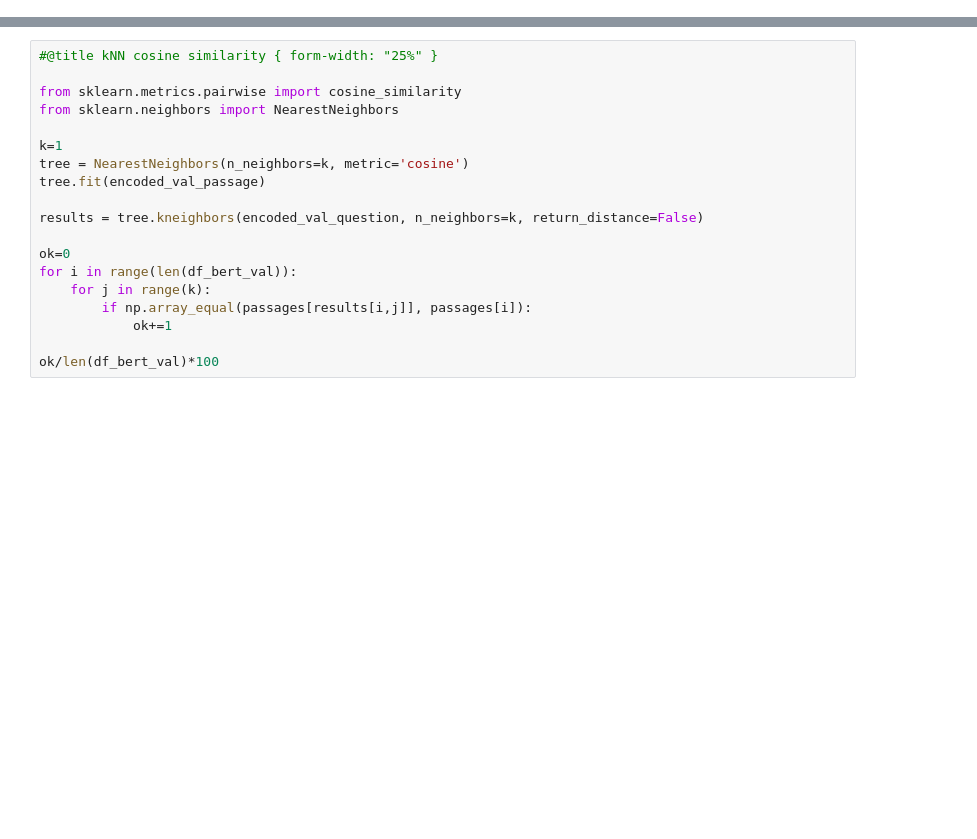
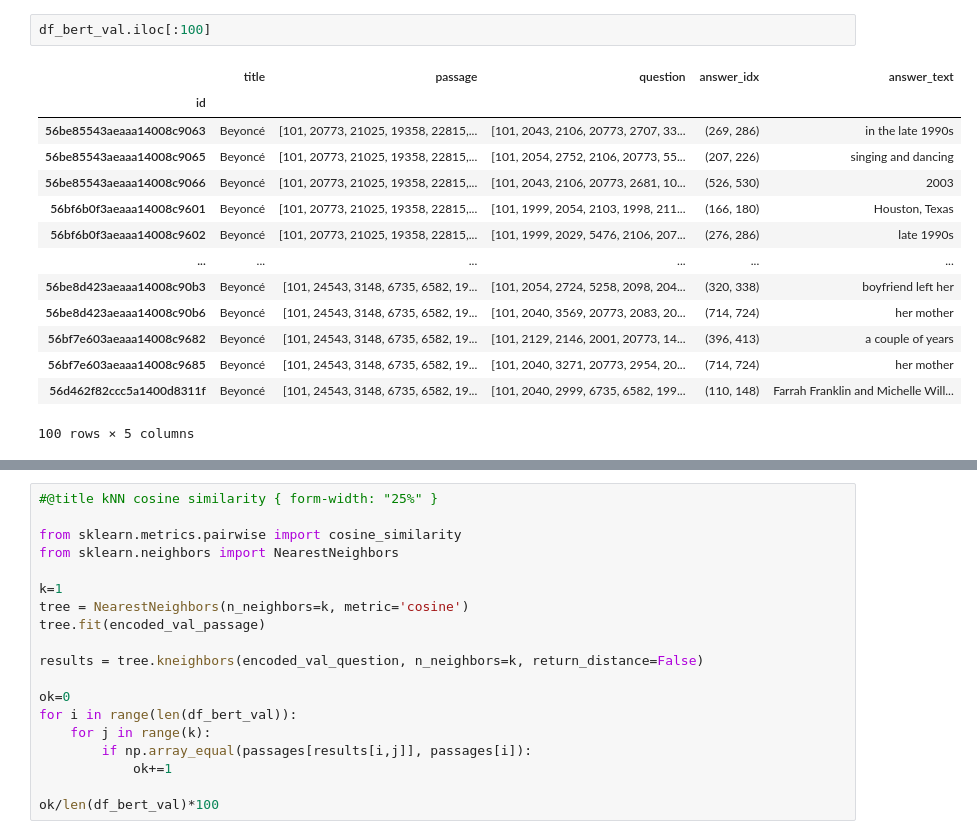
Before and after one commit to the-SQuAD-squad/IR, a Jupyter notebook: IR.ipynb, the cells around one changed output, grey strips where cells are left out. Saved outputs shown, nothing was run; the diff lists cells and outputs as text; blank space fills up the shorter version.

```diff
--- a/IR.ipynb
+++ b/IR.ipynb
@@ -295,0 +482,17 @@ history = model.fit(seq_train, epochs=epochs,callbacks=callbacks, validation_dat
+# %%
+df_bert_val.iloc[:100]
+# %% [output]
+|  | title | passage | question | answer_idx | answer_text |
+| id |  |  |  |  |  |
+| 56be85543aeaaa14008c9063 | Beyoncé | [101, 20773, 21025, 19358, 22815,... | [101, 2043, 2106, 20773, 2707, 33... | (269, 286) | in the late 1990s |
+| 56be85543aeaaa14008c9065 | Beyoncé | [101, 20773, 21025, 19358, 22815,... | [101, 2054, 2752, 2106, 20773, 55... | (207, 226) | singing and dancing |
+| 56be85543aeaaa14008c9066 | Beyoncé | [101, 20773, 21025, 19358, 22815,... | [101, 2043, 2106, 20773, 2681, 10... | (526, 530) | 2003 |
+| 56bf6b0f3aeaaa14008c9601 | Beyoncé | [101, 20773, 21025, 19358, 22815,... | [101, 1999, 2054, 2103, 1998, 211... | (166, 180) | Houston, Texas |
+| 56bf6b0f3aeaaa14008c9602 | Beyoncé | [101, 20773, 21025, 19358, 22815,... | [101, 1999, 2029, 5476, 2106, 207... | (276, 286) | late 1990s |
+| ... | ... | ... | ... | ... | ... |
+| 56be8d423aeaaa14008c90b3 | Beyoncé | [101, 24543, 3148, 6735, 6582, 19... | [101, 2054, 2724, 5258, 2098, 204... | (320, 338) | boyfriend left her |
+| 56be8d423aeaaa14008c90b6 | Beyoncé | [101, 24543, 3148, 6735, 6582, 19... | [101, 2040, 3569, 20773, 2083, 20... | (714, 724) | her mother |
+| 56bf7e603aeaaa14008c9682 | Beyoncé | [101, 24543, 3148, 6735, 6582, 19... | [101, 2129, 2146, 2001, 20773, 14... | (396, 413) | a couple of years |
+| 56bf7e603aeaaa14008c9685 | Beyoncé | [101, 24543, 3148, 6735, 6582, 19... | [101, 2040, 3271, 20773, 2954, 20... | (714, 724) | her mother |
+| 56d462f82ccc5a1400d8311f | Beyoncé | [101, 24543, 3148, 6735, 6582, 19... | [101, 2040, 2999, 6735, 6582, 199... | (110, 148) | Farrah Franklin and Michelle Will... |
+100 rows × 5 columns
```
Also changed, not shown: parts of 18 cells of this notebook.
